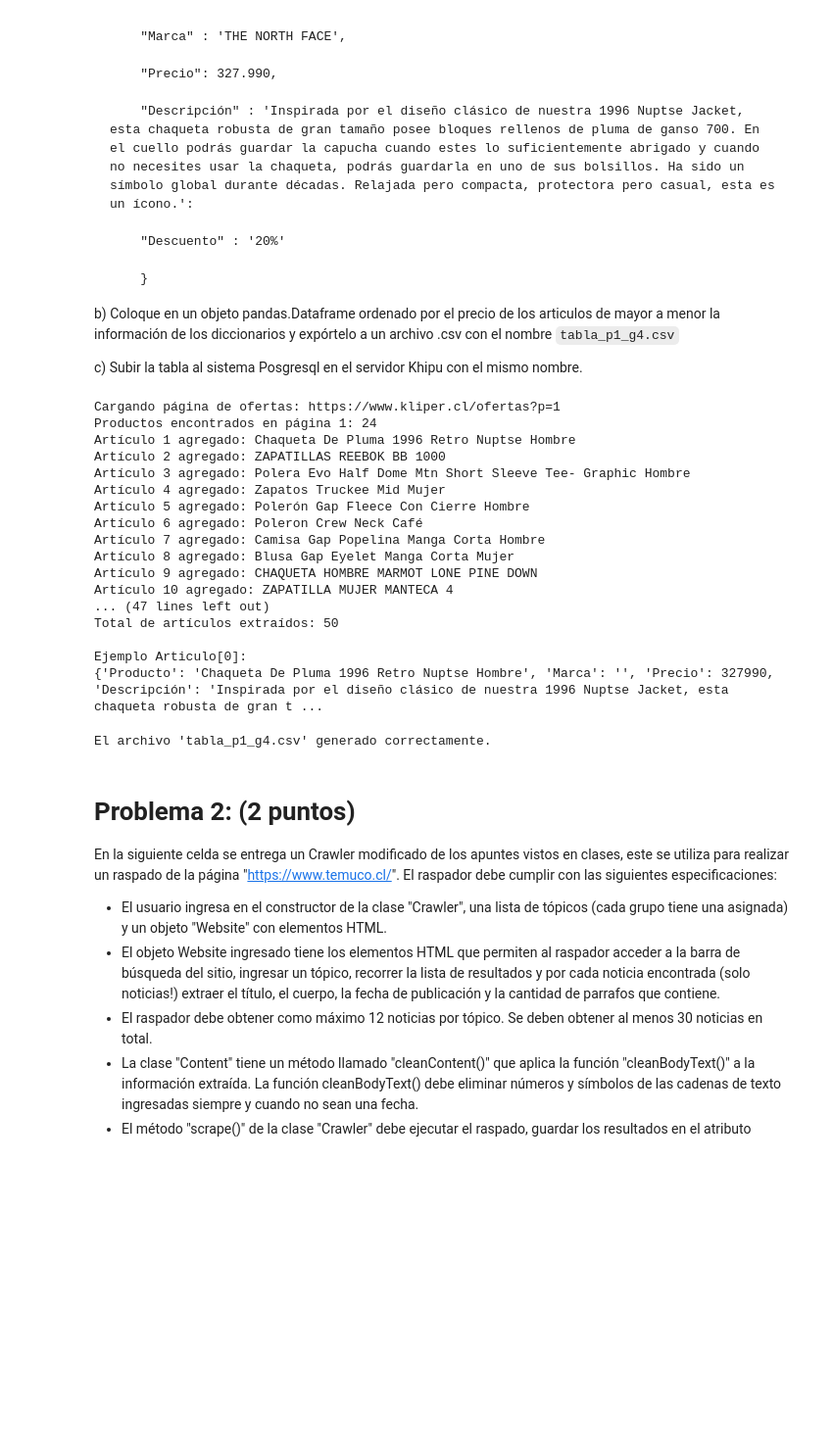
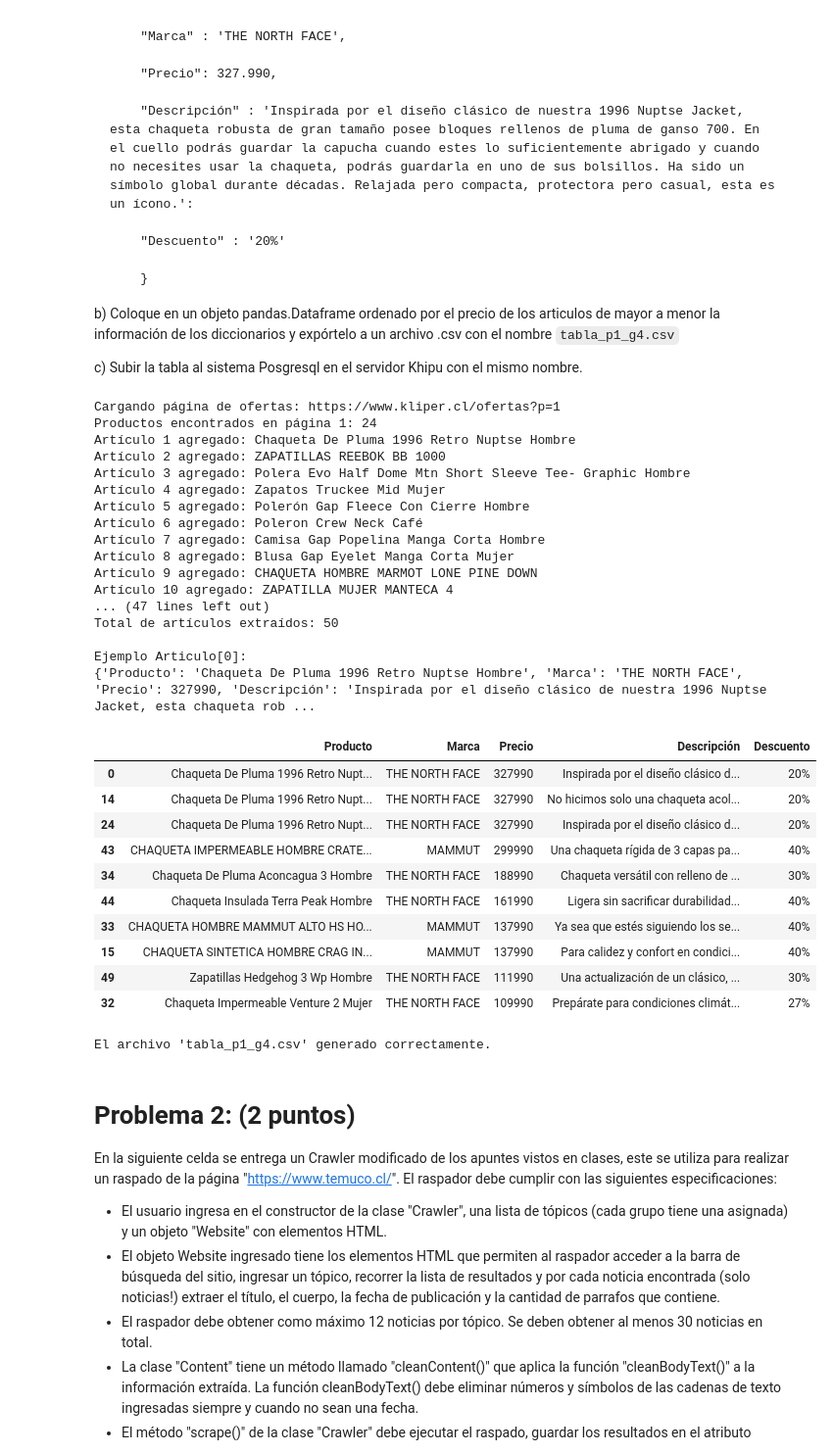
Before and after one commit to LuengoJavier/Tarea_Grupo_4, a Jupyter notebook: Tarea_IMA357_2025_2_Grupo_4.ipynb, the cells around one changed output. Shown: that part at 98% size. Cells and saved outputs as stored; diff of their text form; code cells hidden in the pictures; blank space fills up the shorter version.

Commit message:
Se arregla formato de la columna descuento de -20% a 20%

```diff
--- a/Tarea_IMA357_2025_2_Grupo_4.ipynb
+++ b/Tarea_IMA357_2025_2_Grupo_4.ipynb
@@ -86,6 +86,32 @@ class Crawler:
             return int(texto)
         except ValueError:
             return None
+    def limpiar_descuento(self, texto):
+        """
+        Limpia descuentos tipo '-20%' o '-20 %' y devuelve '20%'.
+        Si no puede interpretarlo, devuelve None.
+        """
+        if not texto:
+            return None
+
+        # Eliminar espacios
+        t = texto.strip().replace(" ", "")
+
+        # Debe contener un porcentaje
+        if "%" not in t:
+            return None
+
+        # Quitar signo negativo si existe
+        t = t.replace("-", "")
+
+        # Extraer solo números
+        numeros = "".join([c for c in t if c.isdigit()])
+
+        if numeros == "":
+            return None
+
+        return numeros + "%"
+
 
     def obtener_descripcion(self, url_producto):
         """
@@ -141,7 +167,7 @@ class Crawler:
 
                 marca = self.safeGetText(
                     prod,
-                    "span.product-brand, span.product-item-brand"
+                    "div.product.attribute.marca, div.value"
                 )
 
                 precio_texto = self.safeGetText(
@@ -153,8 +179,9 @@ class Crawler:
 
                 descuento = self.safeGetText(
                     prod,
-                    ".discount-percentage, .product-label-discount, .discount-label"
+                    "span.cataloglabel-top-right, div.kliper-label, div.kliper-label__content"
                 )
+                descuento = self.limpiar_descuento(descuento)
 
                 descripcion = ""
                 if url_producto:
@@ -178,7 +205,6 @@ class Crawler:
 
         return articulos
 # %%
-
 chrome_options = Options()
 driver = webdriver.Chrome(options=chrome_options)
 wait = WebDriverWait(driver, 10)
@@ -213,19 +239,33 @@ Artículo 10 agregado: ZAPATILLA MUJER MANTECA 4
 Total de artículos extraídos: 50
 
 Ejemplo Articulo[0]:
-{'Producto': 'Chaqueta De Pluma 1996 Retro Nuptse Hombre', 'Marca': '', 'Precio': 327990, 'Descripción': 'Inspirada por el diseño clásico de nuestra 1996 Nuptse Jacket, esta chaqueta robusta de gran t ...
+{'Producto': 'Chaqueta De Pluma 1996 Retro Nuptse Hombre', 'Marca': 'THE NORTH FACE', 'Precio': 327990, 'Descripción': 'Inspirada por el diseño clásico de nuestra 1996 Nuptse Jacket, esta chaqueta rob ...
 # %%
 ## Inciso 2
 import pandas as pd
 
 df = pd.DataFrame(articulos)
 
 df_ordenado = df.sort_values(by="Precio", ascending=False)
-df_ordenado.to_csv("tabla_p1_g4.csv", index=False, encoding="utf-8")
-
-print("El archivo 'tabla_p1_g4.csv' generado correctamente.")
+df_ordenado.head(10)
 # %% [output]
-El archivo 'tabla_p1_g4.csv' generado correctamente.
+|  | Producto | Marca | Precio | Descripción | Descuento |
+| 0 | Chaqueta De Pluma 1996 Retro Nupt... | THE NORTH FACE | 327990 | Inspirada por el diseño clásico d... | 20% |
+| 14 | Chaqueta De Pluma 1996 Retro Nupt... | THE NORTH FACE | 327990 | No hicimos solo una chaqueta acol... | 20% |
+| 24 | Chaqueta De Pluma 1996 Retro Nupt... | THE NORTH FACE | 327990 | Inspirada por el diseño clásico d... | 20% |
+| 43 | CHAQUETA IMPERMEABLE HOMBRE CRATE... | MAMMUT | 299990 | Una chaqueta rígida de 3 capas pa... | 40% |
+| 34 | Chaqueta De Pluma Aconcagua 3 Hombre | THE NORTH FACE | 188990 | Chaqueta versátil con relleno de ... | 30% |
+| 44 | Chaqueta Insulada Terra Peak Hombre | THE NORTH FACE | 161990 | Ligera sin sacrificar durabilidad... | 40% |
+| 33 | CHAQUETA HOMBRE MAMMUT ALTO HS HO... | MAMMUT | 137990 | Ya sea que estés siguiendo los se... | 40% |
+| 15 | CHAQUETA SINTETICA HOMBRE CRAG IN... | MAMMUT | 137990 | Para calidez y confort en condici... | 40% |
+| 49 | Zapatillas Hedgehog 3 Wp Hombre | THE NORTH FACE | 111990 | Una actualización de un clásico, ... | 30% |
+| 32 | Chaqueta Impermeable Venture 2 Mujer | THE NORTH FACE | 109990 | Prepárate para condiciones climát... | 27% |
+# %%
+df_ordenado.to_csv("tabla_p1_g4.csv", index=False, encoding="utf-8")
+
+print("El archivo 'tabla_p1_g4.csv' generado correctamente.")
+# %% [output]
+El archivo 'tabla_p1_g4.csv' generado correctamente.
 # %% [markdown]
 # Problema 2: (2 puntos)
 
```
Also changed, not shown: 1 other file.
